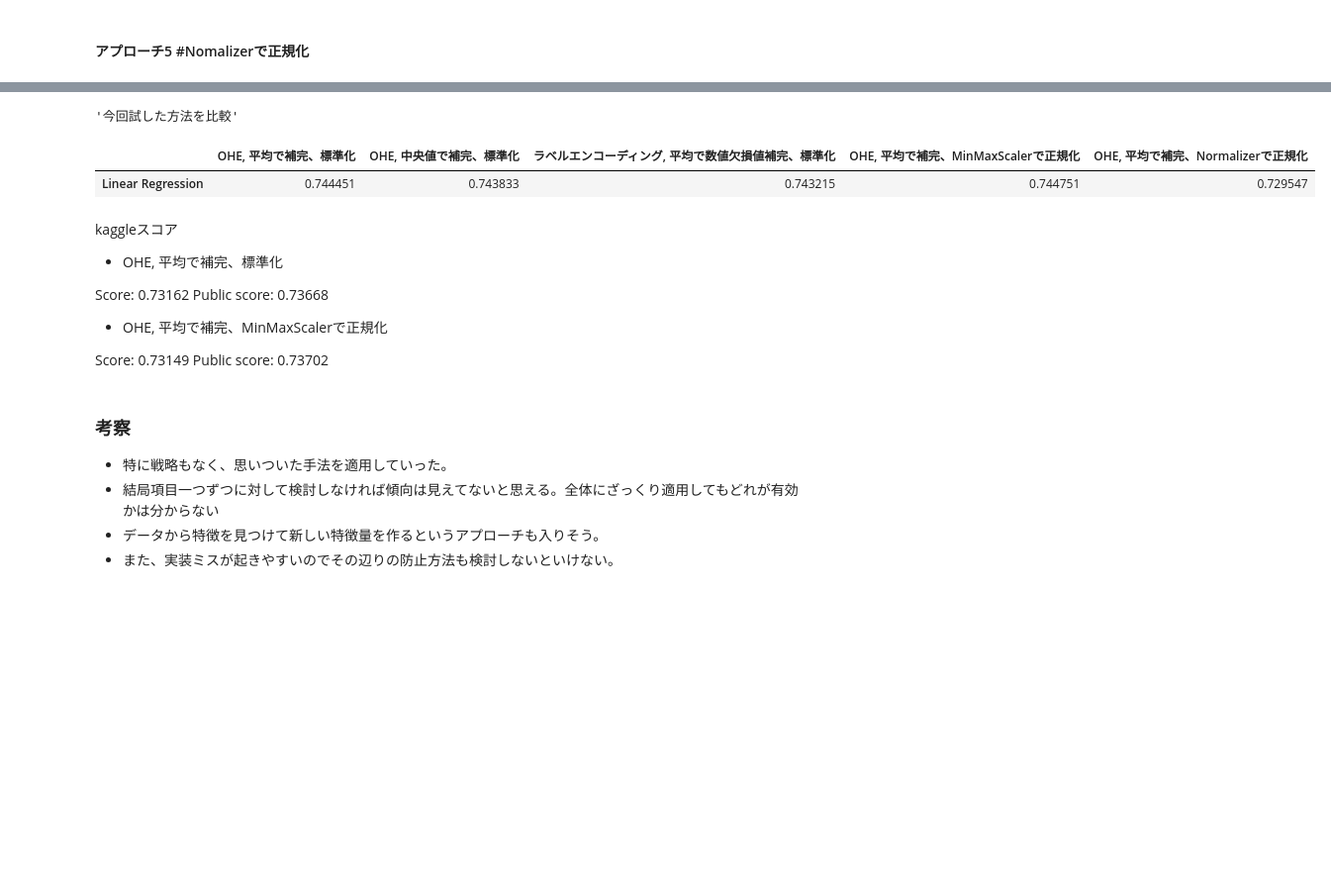
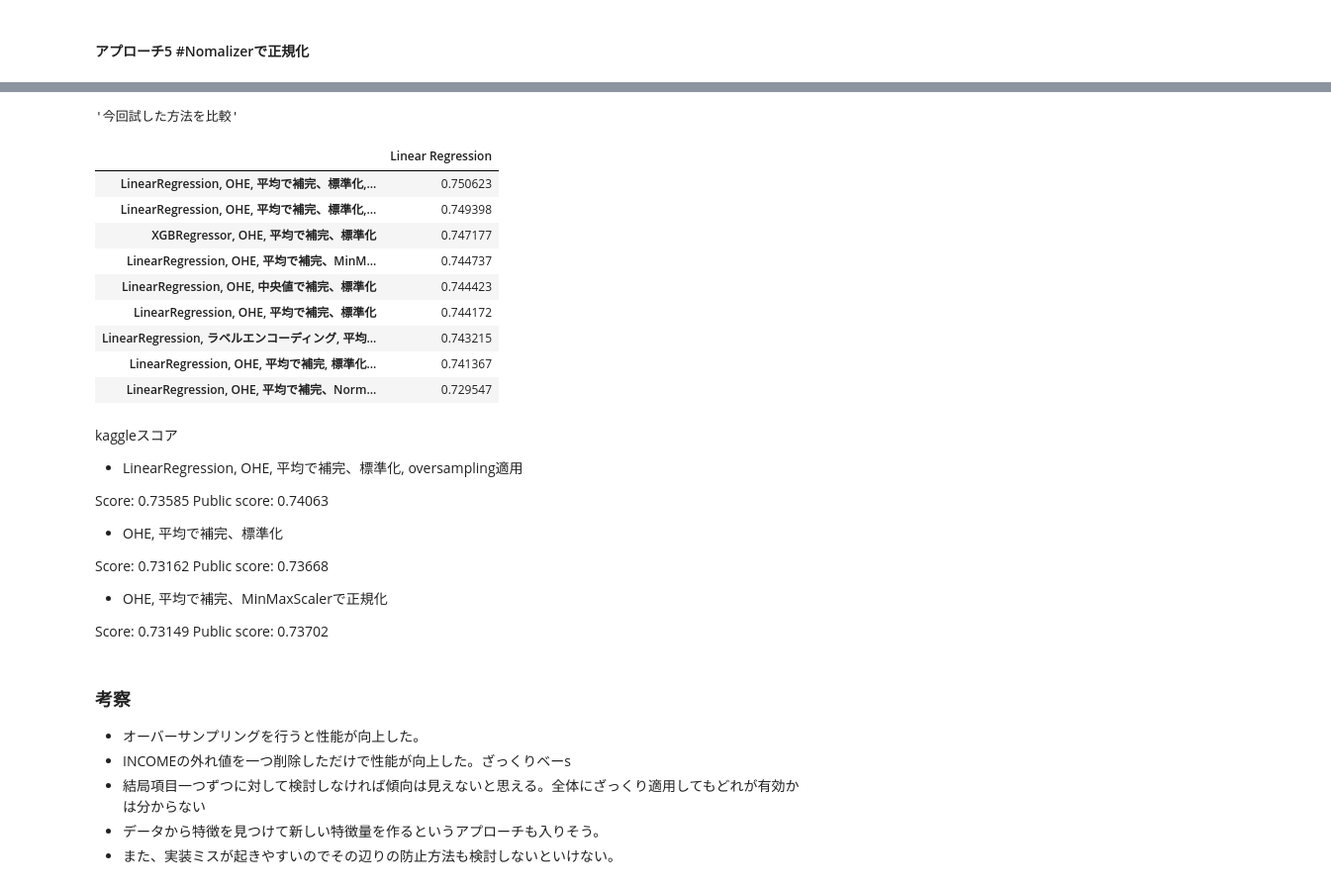
Before and after one commit to yutoJ/ml-learning, a Jupyter notebook: credit_risk_prediction.ipynb, the cells around one changed output, grey strips where cells are left out. Shown at 99% size. Drawn from its saved outputs; the diff is of its cells as text; code cells hidden in the pictures; blank space fills up the shorter version.

```diff
--- a/credit_risk_prediction.ipynb
+++ b/credit_risk_prediction.ipynb
@@ -454,0 +522,9 @@ runnder.predict_and_export_result_to_csv(X_test_preprocessed, csv_name="lr_ohe_N
+# %%
+X, y = init()
+# 12840がincome 117000000.0持つ値のため指定して削除
+X = X.drop([12840])
+y = y.drop([12840])
+runner = MLRunner01()
+X_train, X_test, y_train, y_test = runner.preprocess_train_and_split_train_test(X, y)
+remove_outliner_income_ohe_standard_result = runner.train_and_evaluate_model(X_train, X_test, y_train, y_test, LinearRegression(), "Linear Regression")
+remove_outliner_income_ohe_standard_result
@@ -454,0 +569,7 @@ runnder.predict_and_export_result_to_csv(X_test_preprocessed, csv_name="lr_ohe_N
+# %%
+from imblearn.over_sampling import RandomOverSampler
+X, y = init()
+ros = RandomOverSampler()
+print(y.value_counts())
+X_resampled, y_resampled = ros.fit_resample(X, y)
+print(y_resampled.value_counts())
@@ -454,0 +585,5 @@ runnder.predict_and_export_result_to_csv(X_test_preprocessed, csv_name="lr_ohe_N
+# %%
+runner = MLRunner01()
+X_train, X_test, y_train, y_test = runner.preprocess_train_and_split_train_test(X_resampled, y_resampled)
+over_sampling_ohe_standard_result = runner.train_and_evaluate_model(X_train, X_test, y_train, y_test, LinearRegression(), "Linear Regression")
+over_sampling_ohe_standard_result
@@ -454,0 +604,7 @@ runnder.predict_and_export_result_to_csv(X_test_preprocessed, csv_name="lr_ohe_N
+# %%
+import xgboost as xgb
+X, y = init()
+runner = MLRunner01()
+X_train, X_test, y_train, y_test = runner.preprocess_train_and_split_train_test(X, y)
+xgboost_ohe_mean_result = runner.train_and_evaluate_model(X_train, X_test, y_train, y_test, xgb.XGBRegressor(), "Linear Regression")
+xgboost_ohe_mean_result
@@ -455,20 +616,37 @@ runnder.predict_and_export_result_to_csv(X_test_preprocessed, csv_name="lr_ohe_N
 # %%
 display("今回試した方法を比較")
 pd.DataFrame(
                     {
-                        'OHE, 平均で補完、標準化': ohe_standard_result["AUC"],
-                        'OHE, 中央値で補完、標準化': ohe_standard_median_result["AUC"],
-                        'ラベルエンコーディング, 平均で数値欠損値補完、標準化': label_standard_mean_result["AUC"],
-                        'OHE, 平均で補完、MinMaxScalerで正規化': ohe_minmax_mean_result["AUC"],
-                        'OHE, 平均で補完、Normalizerで正規化': ohe_normalizer_mean_result["AUC"],
+                        'LinearRegression, OHE, 平均で補完、標準化': ohe_standard_result["AUC"],
+                        'LinearRegression, OHE, 中央値で補完、標準化': ohe_standard_median_result["AUC"],
+                        'LinearRegression, ラベルエンコーディング, 平均で数値欠損値補完、標準化': label_standard_mean_result["AUC"],
+                        'LinearRegression, OHE, 平均で補完、MinMaxScalerで正規化': ohe_minmax_mean_result["AUC"],
+                        'LinearRegression, OHE, 平均で補完、Normalizerで正規化': ohe_normalizer_mean_result["AUC"],
+                        "LinearRegression, OHE, 平均で補完, 標準化, PCAで200個に次元削減適用": ohe_pca_mean_result["AUC"],
+                        "LinearRegression, OHE, 平均で補完、標準化, INCOMEの外れ値削除": remove_outliner_income_ohe_standard_result["AUC"],
+                        "LinearRegression, OHE, 平均で補完、標準化, oversampling適用": over_sampling_ohe_standard_result["AUC"],
+                        "XGBRegressor, OHE, 平均で補完、標準化": xgboost_ohe_mean_result["AUC"]
                     }
-)
+).T.sort_values(["Linear Regression"], ascending=False)
 # %% [output]
 '今回試した方法を比較'
-|  | OHE, 平均で補完、標準化 | OHE, 中央値で補完、標準化 | ラベルエンコーディング, 平均で数値欠損値補完、標準化 | OHE, 平均で補完、MinMaxScalerで正規化 | OHE, 平均で補完、Normalizerで正規化 |
-| Linear Regression | 0.744451 | 0.743833 | 0.743215 | 0.744751 | 0.729547 |
+|  | Linear Regression |
+| LinearRegression, OHE, 平均で補完、標準化,... | 0.750623 |
+| LinearRegression, OHE, 平均で補完、標準化,... | 0.749398 |
+| XGBRegressor, OHE, 平均で補完、標準化 | 0.747177 |
+| LinearRegression, OHE, 平均で補完、MinM... | 0.744737 |
+| LinearRegression, OHE, 中央値で補完、標準化 | 0.744423 |
+| LinearRegression, OHE, 平均で補完、標準化 | 0.744172 |
+| LinearRegression, ラベルエンコーディング, 平均... | 0.743215 |
+| LinearRegression, OHE, 平均で補完, 標準化... | 0.741367 |
+| LinearRegression, OHE, 平均で補完、Norm... | 0.729547 |
 # %% [markdown]
 kaggleスコア
+
+- LinearRegression, OHE, 平均で補完、標準化, oversampling適用
+
+Score: 0.73585
+Public score: 0.74063
 
 - OHE, 平均で補完、標準化
 
@@ -481,8 +659,8 @@ Score: 0.73149
 Public score: 0.73702
 # %% [markdown]
 ### 考察
-
-- 特に戦略もなく、思いついた手法を適用していった。
-- 結局項目一つずつに対して検討しなければ傾向は見えてないと思える。全体にざっくり適用してもどれが有効かは分からない
+- オーバーサンプリングを行うと性能が向上した。
+- INCOMEの外れ値を一つ削除しただけで性能が向上した。ざっくりベーs
+- 結局項目一つずつに対して検討しなければ傾向は見えないと思える。全体にざっくり適用してもどれが有効かは分からない
 - データから特徴を見つけて新しい特徴量を作るというアプローチも入りそう。
 - また、実装ミスが起きやすいのでその辺りの防止方法も検討しないといけない。
```
Also changed, not shown: parts of 32 cells of this notebook.
